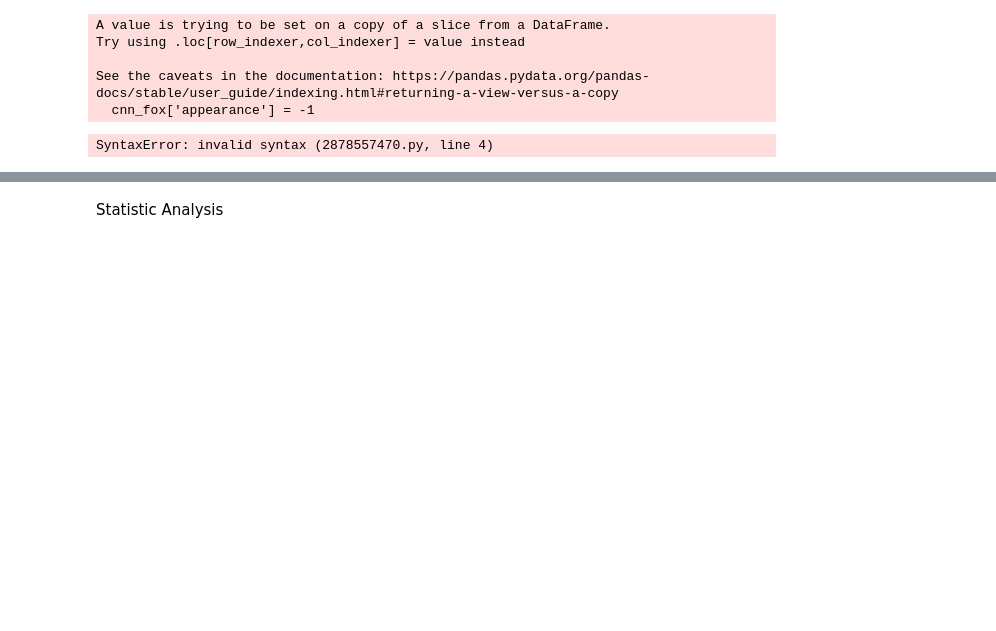
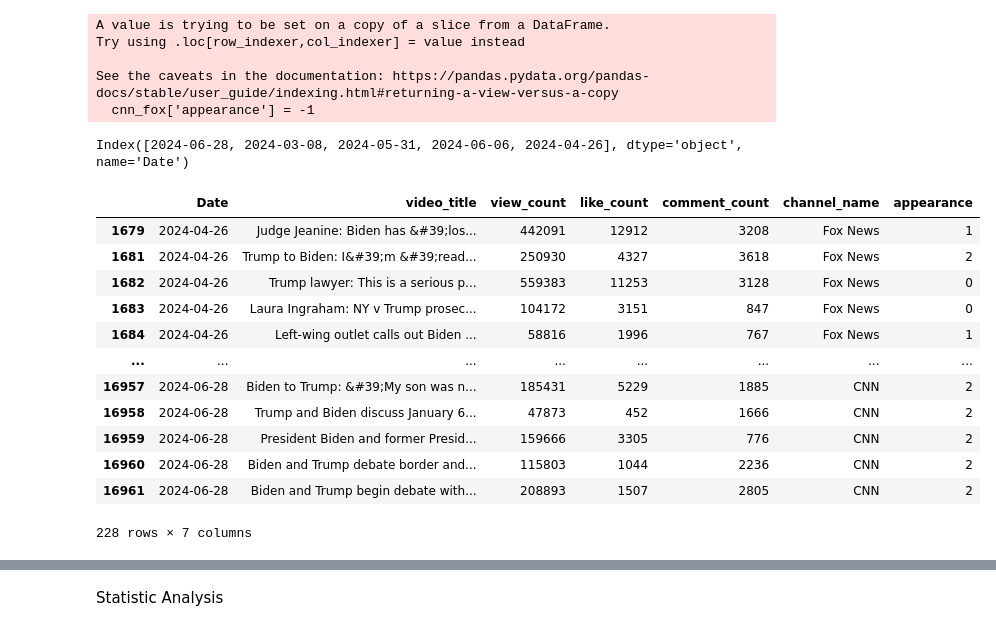
Before and after one commit to tyrionhuu/YouTube_Data_Science, a Jupyter notebook: time_series/src/video_statistics.ipynb, the cells around one changed output, grey strips where cells are left out. Saved outputs shown, nothing was run; the diff lists cells and outputs as text; code cells hidden in the pictures; blank space fills up the shorter version.

```diff
--- a/time_series/src/video_statistics.ipynb
+++ b/time_series/src/video_statistics.ipynb
@@ -340,10 +340,23 @@ var = cnn_fox_political[cnn_fox_political['view_count'] > cnn_fox_political['vie
 # %%
 # fnd the 5 dates with the most views and show the videos on those dates
 top_dates = cnn_fox_political.groupby('Date')['view_count'].sum().nlargest(5).index
 print(top_dates)
-cnn_fox_political[cnn_fox_political['Date'].isin(top_dates)][['Date', 'video_title', 'view_count', 'like_count', 'comment_count', 'channel_name', 'appearance']]s
+cnn_fox_political[cnn_fox_political['Date'].isin(top_dates)][['Date', 'video_title', 'view_count', 'like_count', 'comment_count', 'channel_name', 'appearance']]
 # %% [output]
-SyntaxError: invalid syntax (2878557470.py, line 4)
+Index([2024-06-28, 2024-03-08, 2024-05-31, 2024-06-06, 2024-04-26], dtype='object', name='Date')
+|  | Date | video_title | view_count | like_count | comment_count | channel_name | appearance |
+| 1679 | 2024-04-26 | Judge Jeanine: Biden has &#39;los... | 442091 | 12912 | 3208 | Fox News | 1 |
+| 1681 | 2024-04-26 | Trump to Biden: I&#39;m &#39;read... | 250930 | 4327 | 3618 | Fox News | 2 |
+| 1682 | 2024-04-26 | Trump lawyer: This is a serious p... | 559383 | 11253 | 3128 | Fox News | 0 |
+| 1683 | 2024-04-26 | Laura Ingraham: NY v Trump prosec... | 104172 | 3151 | 847 | Fox News | 0 |
+| 1684 | 2024-04-26 | Left-wing outlet calls out Biden ... | 58816 | 1996 | 767 | Fox News | 1 |
+| ... | ... | ... | ... | ... | ... | ... | ... |
+| 16957 | 2024-06-28 | Biden to Trump: &#39;My son was n... | 185431 | 5229 | 1885 | CNN | 2 |
+| 16958 | 2024-06-28 | Trump and Biden discuss January 6... | 47873 | 452 | 1666 | CNN | 2 |
+| 16959 | 2024-06-28 | President Biden and former Presid... | 159666 | 3305 | 776 | CNN | 2 |
+| 16960 | 2024-06-28 | Biden and Trump debate border and... | 115803 | 1044 | 2236 | CNN | 2 |
+| 16961 | 2024-06-28 | Biden and Trump begin debate with... | 208893 | 1507 | 2805 | CNN | 2 |
+228 rows × 7 columns
 # %%
 import matplotlib.pyplot as plt
 
```
Also changed, not shown: parts of 15 cells of this notebook, 14 other files.
